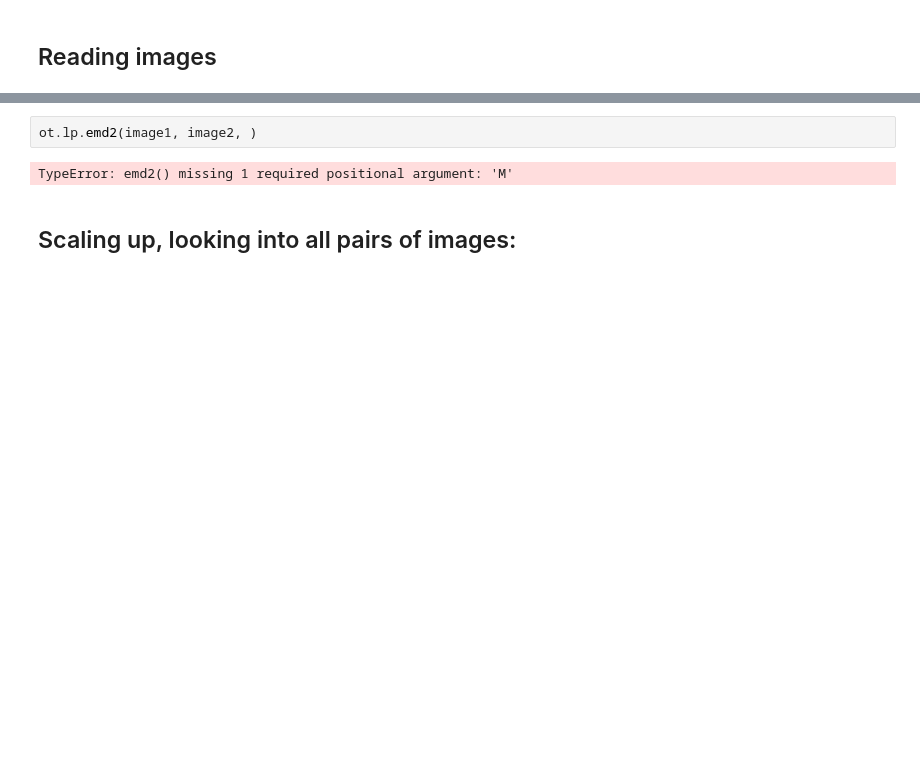
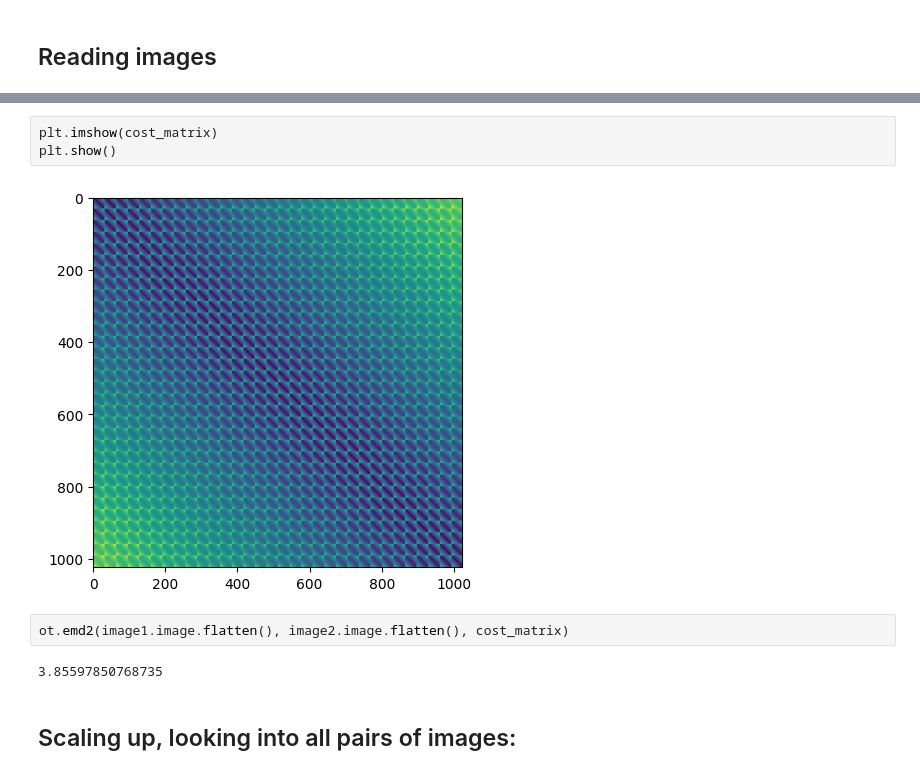
Before and after one commit to warik21/Thesis, a Jupyter notebook: Playground.ipynb, the cells around one changed output, grey strips where cells are left out. Saved outputs shown, nothing was run; the diff lists cells and outputs as text; blank space fills up the shorter version.

```diff
--- a/Playground.ipynb
+++ b/Playground.ipynb
@@ -88,7 +58,12 @@ plt.imshow(image, cmap='gray')
+# %%
+plt.imshow(cost_matrix)
+plt.show()
+# %% [output]
+[figure, added]
 # %%
-ot.lp.emd2(image1, image2, )
+ot.emd2(image1.image.flatten(), image2.image.flatten(), cost_matrix)
 # %% [output]
-TypeError: emd2() missing 1 required positional argument: 'M'
+3.85597850768735
 # %% [markdown]
 ## Scaling up, looking into all pairs of images:
 # %%
```
Also changed, not shown: parts of 13 cells of this notebook, 1 other file.
